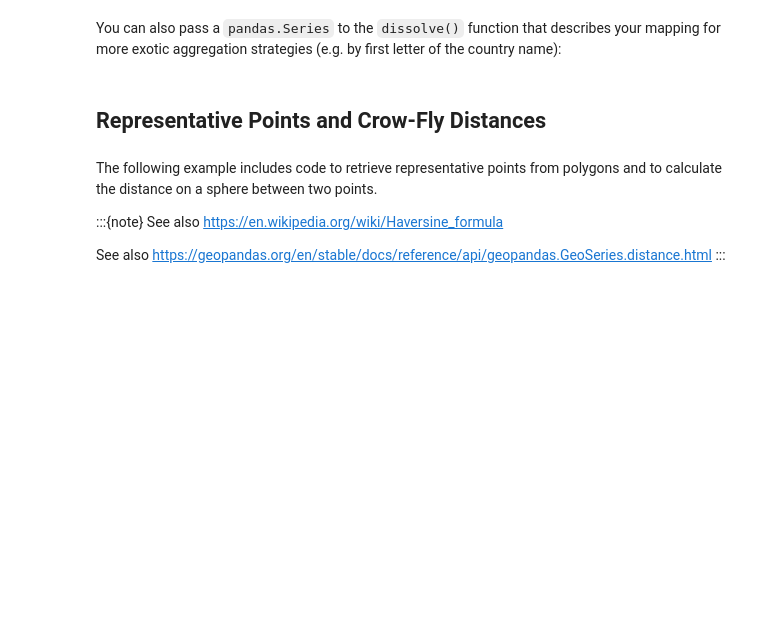
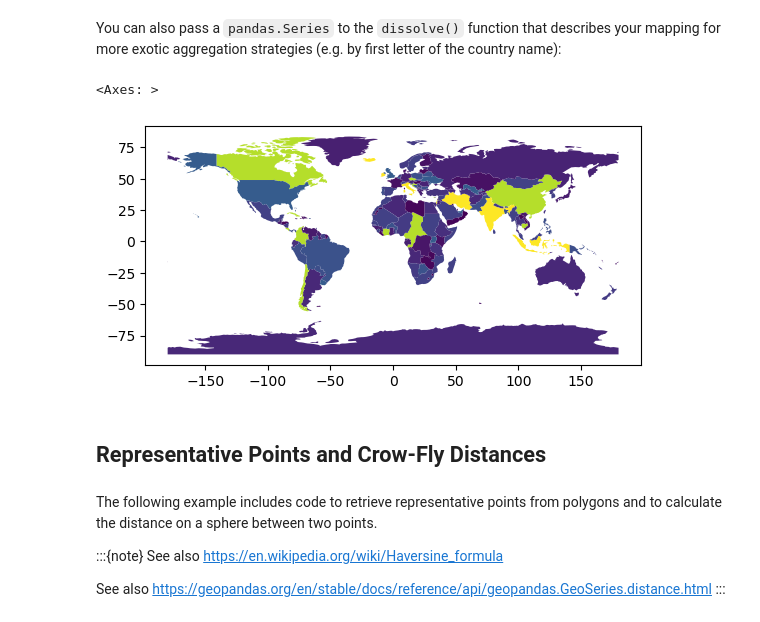
Before and after one commit to fneum/data-science-for-esm, a Jupyter notebook: data-science-for-esm/11-workshop-groupwork.ipynb, the cells around one changed output. Saved outputs shown, nothing was run; the diff lists cells and outputs as text; code cells hidden in the pictures; blank space fills up the shorter version.

```diff
--- a/data-science-for-esm/11-workshop-groupwork.ipynb
+++ b/data-science-for-esm/11-workshop-groupwork.ipynb
@@ -196,7 +327,10 @@ continents.plot(column="pop_est");
 # %% [markdown]
 You can also pass a `pandas.Series` to the `dissolve()` function that describes your mapping for more exotic aggregation strategies (e.g. by first letter of the country name):
 # %%
-world.dissolve(by=world.name.str[0], aggfunc=dict(pop_est="sum")).plot(column="pop_est")
+world.dissolve(by=world.NAME.str[0], aggfunc=dict(POP_EST="sum")).plot(column="POP_EST")
+# %% [output]
+<Axes: >
+[figure, added]
 # %% [markdown]
 ## Representative Points and Crow-Fly Distances
 # %% [markdown]
```
Also changed, not shown: parts of 33 cells of this notebook, 2 other files.
